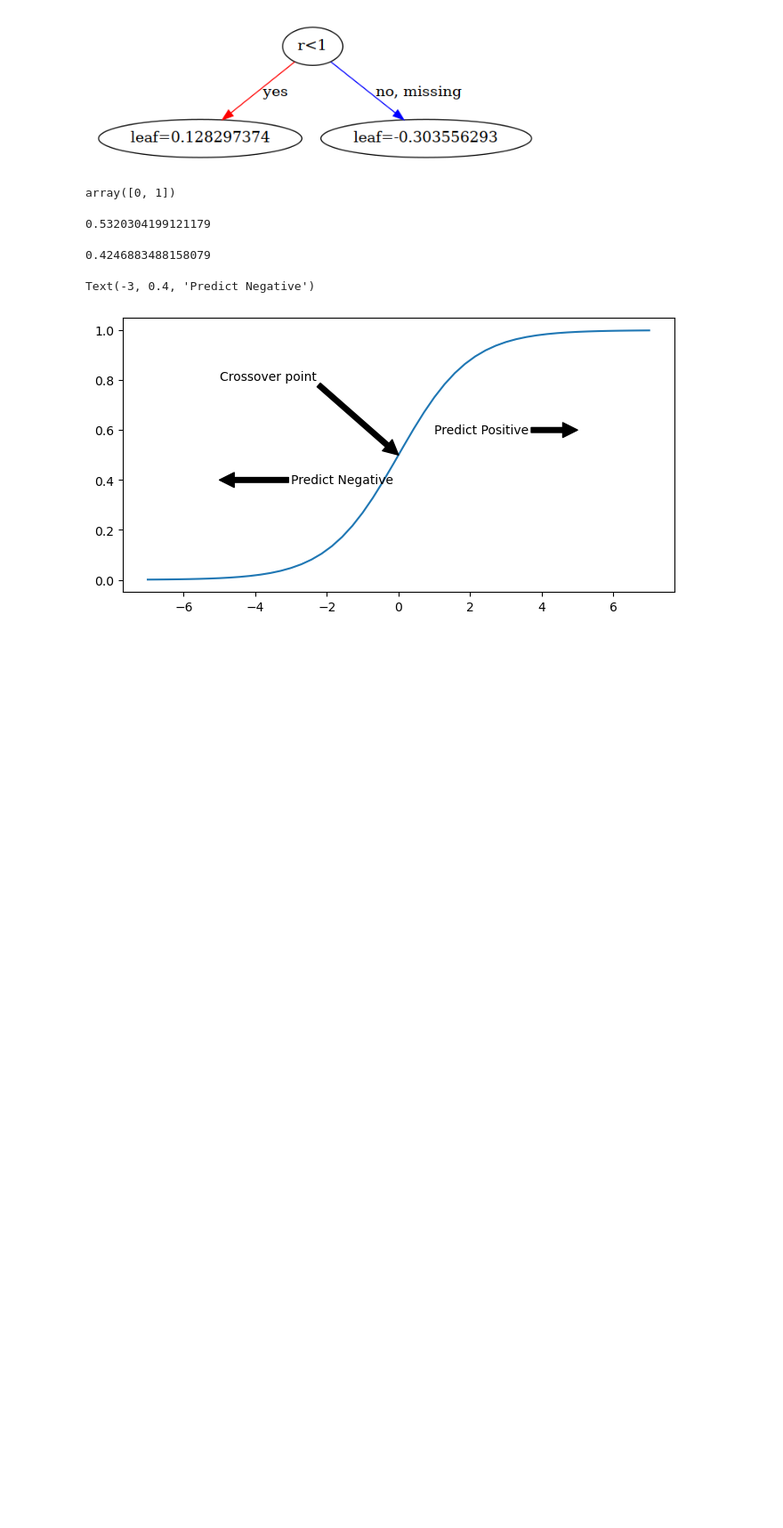
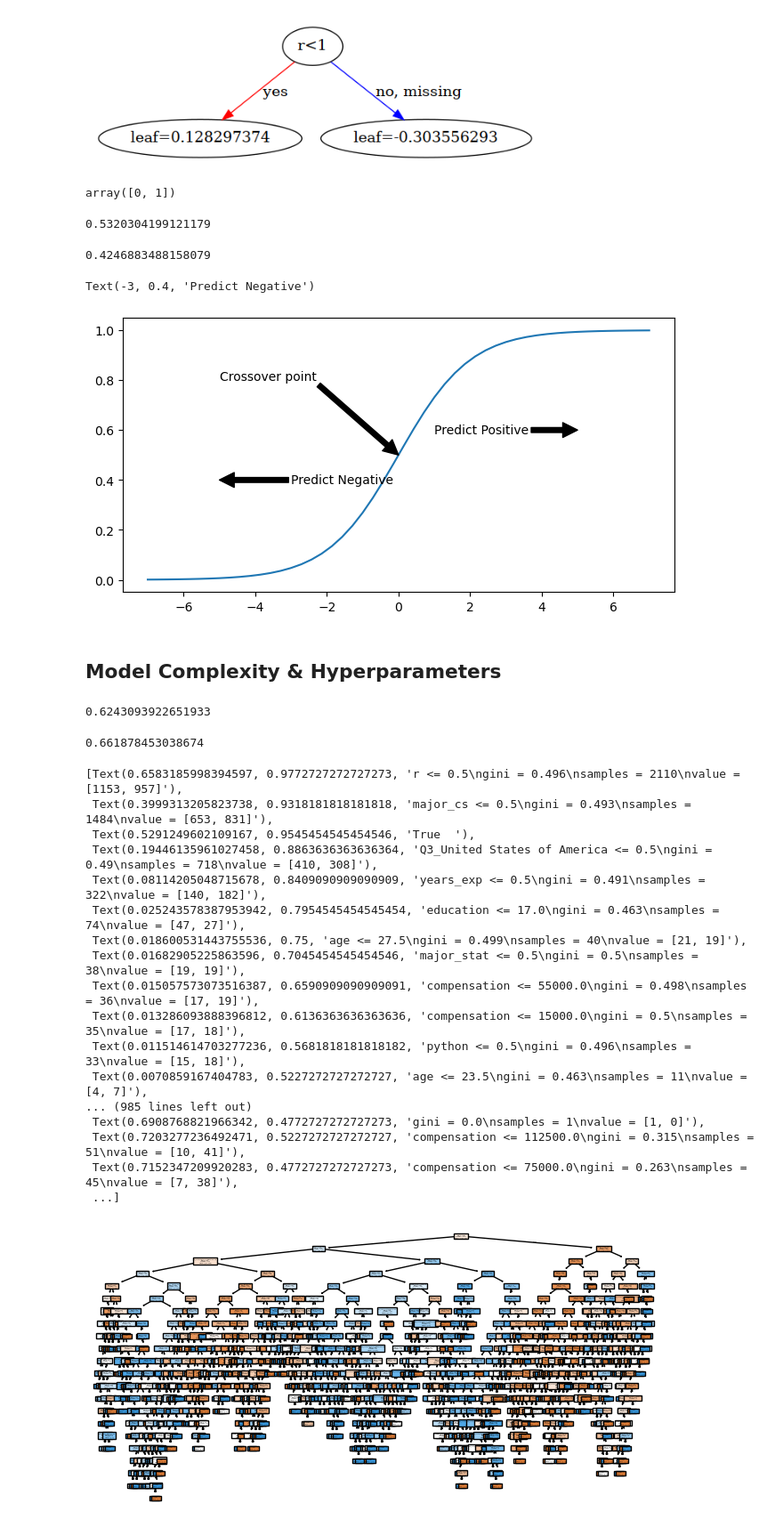
Before and after one commit to ldselvera/effective-xgboost, a Jupyter notebook: notebooks/datasets.ipynb, the cells around one changed output. Shown at 89% size. Drawn from its saved outputs; the diff is of its cells as text; code cells hidden in the pictures; blank space fills up the shorter version.

Commit message:
added underfitting and overfitting

```diff
--- a/notebooks/datasets.ipynb
+++ b/notebooks/datasets.ipynb
@@ -481,3 +481,44 @@ ax.annotate('Predict Negative', (-5,.4), (-3,.4), va='center', arrowprops={'colo
 # %% [output]
 Text(-3, 0.4, 'Predict Negative')
 [figure]
+# %% [markdown]
+## Model Complexity & Hyperparameters
+# %%
+# Underfitting
+underfit = tree.DecisionTreeClassifier(max_depth=1)
+X_train = kag_pl.fit_transform(kag_X_train)
+underfit.fit(X_train, kag_y_train)
+underfit.score(X_test, kag_y_test)
+# %% [output]
+0.6243093922651933
+# %%
+# Overfitting
+hi_variance = tree.DecisionTreeClassifier(max_depth=None)
+X_train = kag_pl.fit_transform(kag_X_train)
+hi_variance.fit(X_train, kag_y_train)
+hi_variance.score(X_test, kag_y_test)
+# %% [output]
+0.661878453038674
+# %%
+fig, ax = plt.subplots(figsize=(8, 4))
+features = list(c for c in X_train.columns)
+tree.plot_tree(hi_variance, feature_names=features, filled=True)
+# %% [output]
+[Text(0.6583185998394597, 0.9772727272727273, 'r <= 0.5\ngini = 0.496\nsamples = 2110\nvalue = [1153, 957]'),
+ Text(0.3999313205823738, 0.9318181818181818, 'major_cs <= 0.5\ngini = 0.493\nsamples = 1484\nvalue = [653, 831]'),
+ Text(0.5291249602109167, 0.9545454545454546, 'True  '),
+ Text(0.19446135961027458, 0.8863636363636364, 'Q3_United States of America <= 0.5\ngini = 0.49\nsamples = 718\nvalue = [410, 308]'),
+ Text(0.08114205048715678, 0.8409090909090909, 'years_exp <= 0.5\ngini = 0.491\nsamples = 322\nvalue = [140, 182]'),
+ Text(0.025243578387953942, 0.7954545454545454, 'education <= 17.0\ngini = 0.463\nsamples = 74\nvalue = [47, 27]'),
+ Text(0.018600531443755536, 0.75, 'age <= 27.5\ngini = 0.499\nsamples = 40\nvalue = [21, 19]'),
+ Text(0.01682905225863596, 0.7045454545454546, 'major_stat <= 0.5\ngini = 0.5\nsamples = 38\nvalue = [19, 19]'),
+ Text(0.015057573073516387, 0.6590909090909091, 'compensation <= 55000.0\ngini = 0.498\nsamples = 36\nvalue = [17, 19]'),
+ Text(0.013286093888396812, 0.6136363636363636, 'compensation <= 15000.0\ngini = 0.5\nsamples = 35\nvalue = [17, 18]'),
+ Text(0.011514614703277236, 0.5681818181818182, 'python <= 0.5\ngini = 0.496\nsamples = 33\nvalue = [15, 18]'),
+ Text(0.0070859167404783, 0.5227272727272727, 'age <= 23.5\ngini = 0.463\nsamples = 11\nvalue = [4, 7]'),
+... (985 lines left out)
+ Text(0.6908768821966342, 0.4772727272727273, 'gini = 0.0\nsamples = 1\nvalue = [1, 0]'),
+ Text(0.7203277236492471, 0.5227272727272727, 'compensation <= 112500.0\ngini = 0.315\nsamples = 51\nvalue = [10, 41]'),
+ Text(0.7152347209920283, 0.4772727272727273, 'compensation <= 75000.0\ngini = 0.263\nsamples = 45\nvalue = [7, 38]'),
+ ...]
+[figure, added]
```
Also changed, not shown: parts of 2 cells of this notebook, 1 other file.
